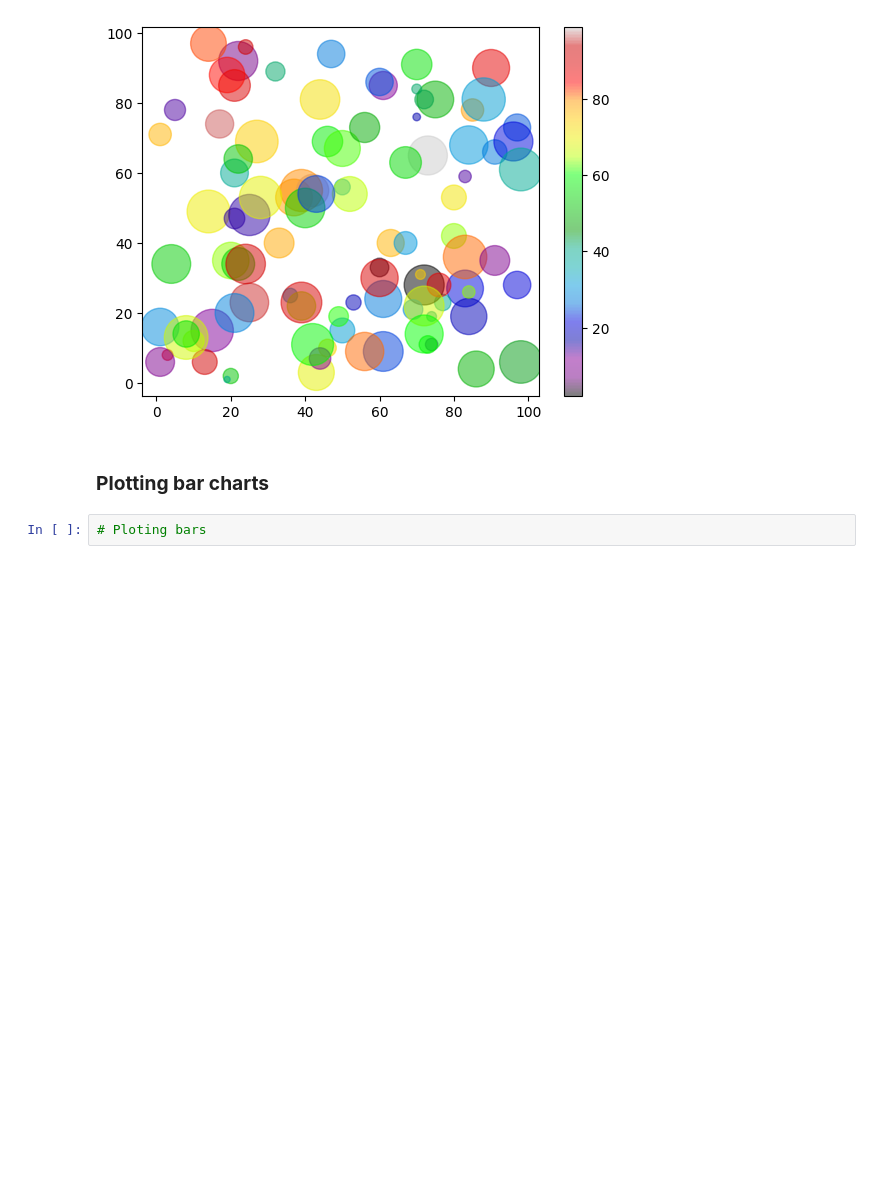
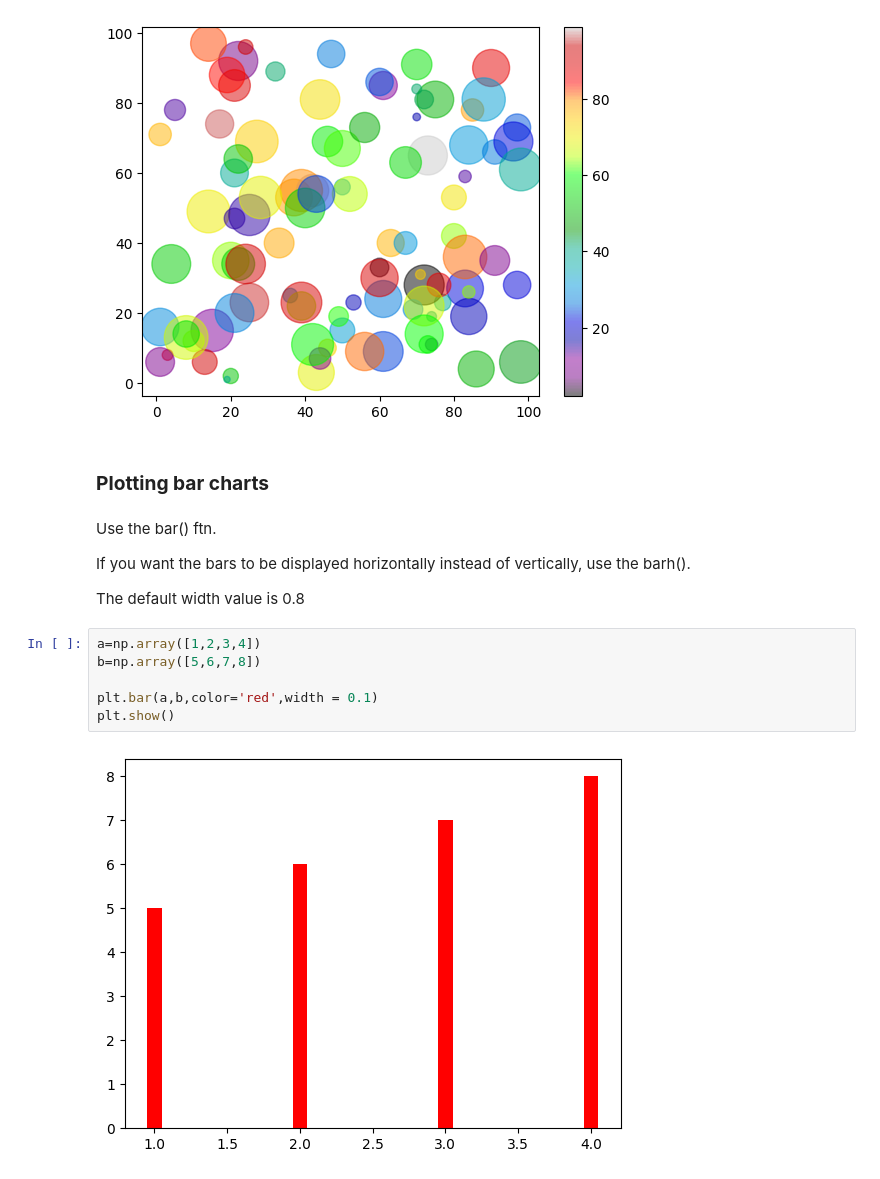
Before and after one commit to kibuba-njihia/mastering-matplotlib, a Jupyter notebook: matplotlib.ipynb, the cells around one changed output. Cells and saved outputs as stored; diff of their text form; blank space fills up the shorter version.

```diff
--- a/matplotlib.ipynb
+++ b/matplotlib.ipynb
@@ -171,5 +171,17 @@ plt.show()
 [figure]
 # %% [markdown]
 ### **Plotting bar charts**
-# %%
-# Ploting bars
+# %% [markdown]
+Use the bar() ftn.
+
+If you want the bars to be displayed horizontally instead of vertically, use the barh().
+
+The default width value is 0.8
+# %%
+a=np.array([1,2,3,4])
+b=np.array([5,6,7,8])
+
+plt.bar(a,b,color='red',width = 0.1)
+plt.show()
+# %% [output]
+[figure, added]
```
Also changed, not shown: parts of 6 cells of this notebook.
